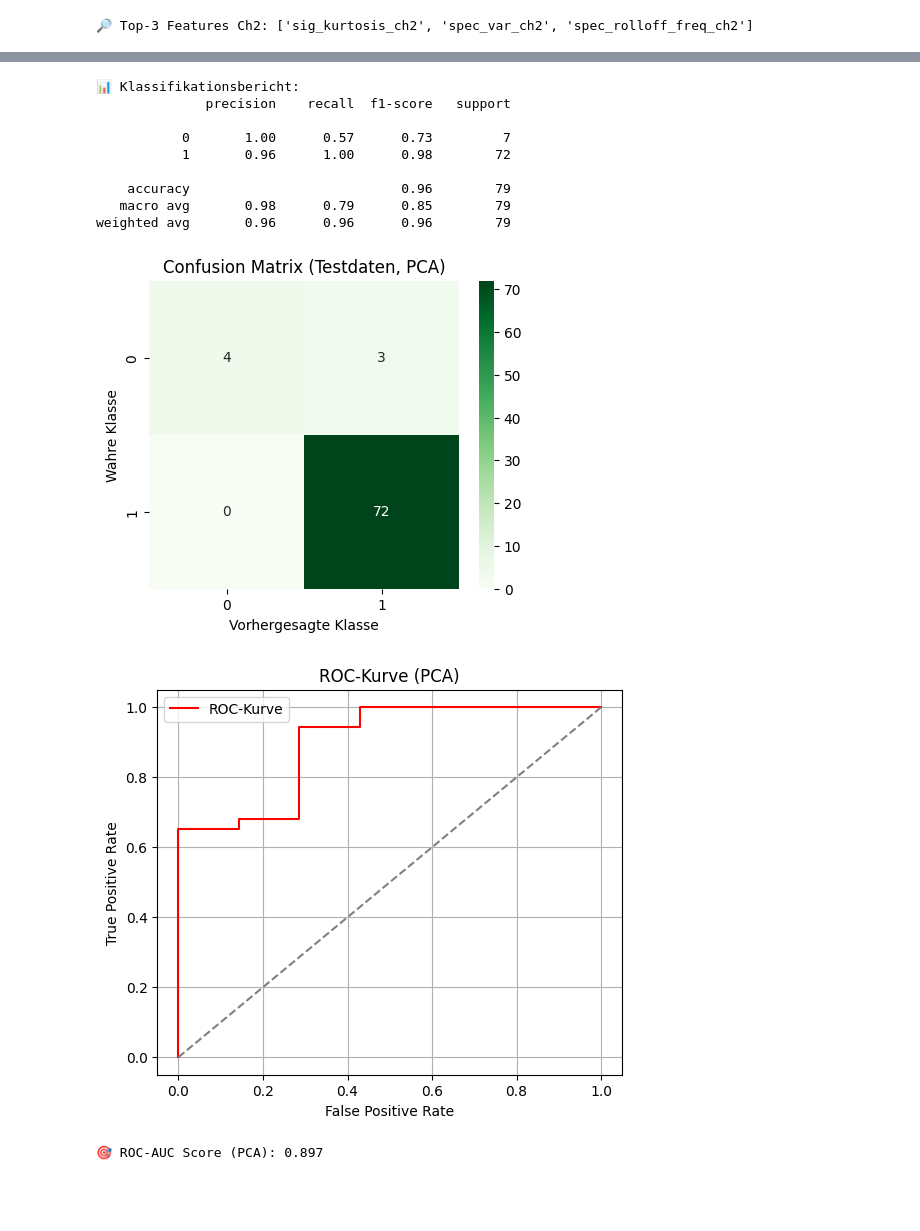
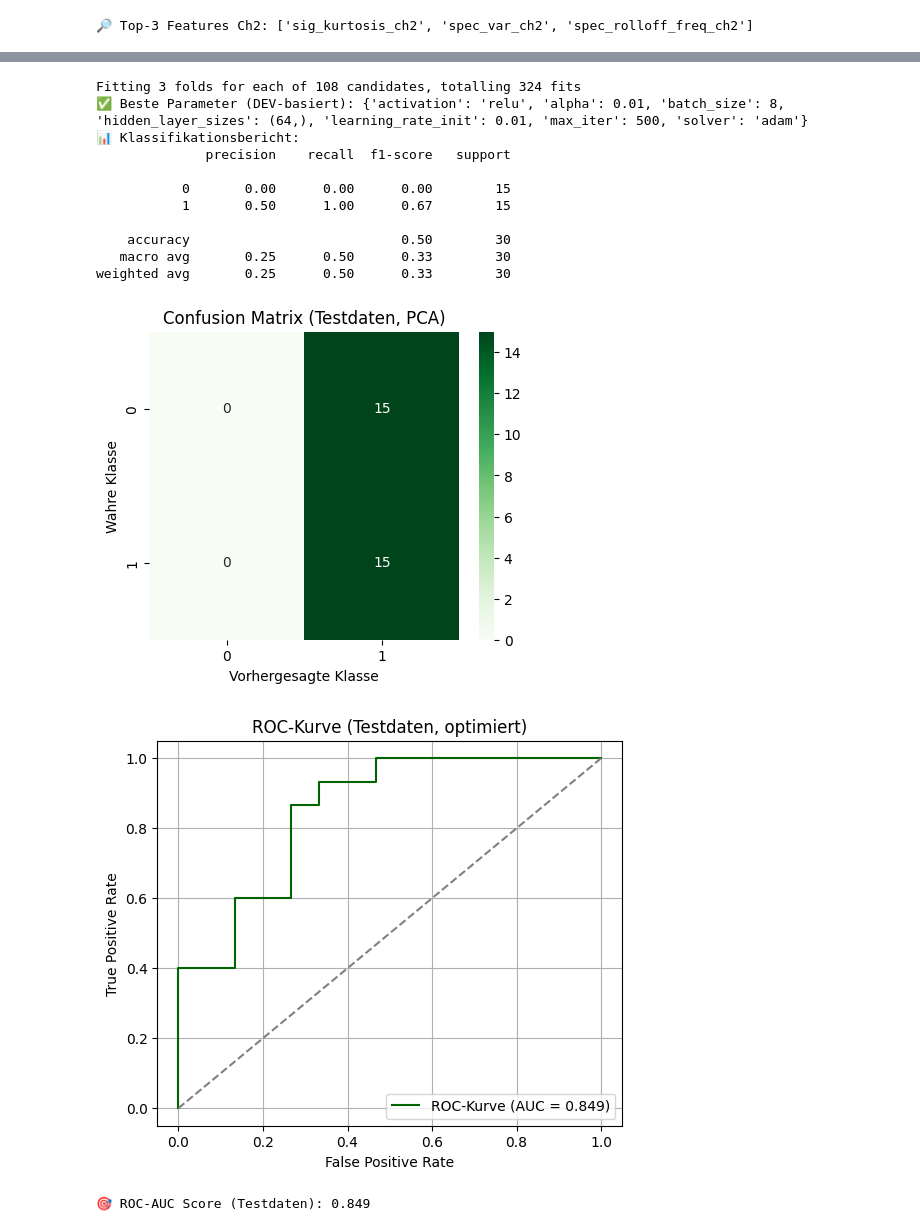
Before and after one commit to DmiPy/AI-in-material-diagnostics, a Jupyter notebook: SeminarAssignment3/main.ipynb, the cells around one changed output, grey strips where cells are left out. Cells and saved outputs as stored; diff of their text form; code cells hidden in the pictures; blank space fills up the shorter version.

```diff
--- a/SeminarAssignment3/main.ipynb
+++ b/SeminarAssignment3/main.ipynb
@@ -675,63 +594,98 @@ Dev:   [ 7 71]
 # %%
-top3_features = ['spec_kurtosis_ch1', 'spec_var_ch1', 'spec_mean_ch1']
+from sklearn.model_selection import train_test_split
+from sklearn.preprocessing import StandardScaler
+from sklearn.neural_network import MLPClassifier
+from sklearn.decomposition import PCA
+from sklearn.metrics import classification_report, confusion_matrix, roc_auc_score, roc_curve
+import seaborn as sns
+from sklearn.model_selection import GridSearchCV
+import matplotlib.pyplot as plt
 
-X = df_ch1_features[top3_features]
-y = df_ch1_features['label']
+top3_ch1_features = ['spec_kurtosis_ch1', 'spec_var_ch1', 'spec_mean_ch1']
 
-X_train, X_temp, y_train, y_temp = train_test_split(X, y, train_size=0.6, stratify=y, random_state=42)
-X_dev, X_test, y_dev, y_test = train_test_split(X_temp, y_temp, train_size=0.5, stratify=y_temp, random_state=42)
+# train / dev / test data
+X_train = train_ch1[top3_ch1_features]
+y_train = train_ch1['label']
+X_dev = dev_ch1[top3_ch1_features]
+y_dev = dev_ch1['label']
+X_test = test_ch1[top3_ch1_features]
+y_test = test_ch1['label']
 
+# Normalize features using StandardScaler
 scaler = StandardScaler()
 X_train_scaled = scaler.fit_transform(X_train)
 X_dev_scaled = scaler.transform(X_dev)
 X_test_scaled = scaler.transform(X_test)
 
+# Apply PCA to reduce feature space to 2 dimensions (for visualization and regularization)
 pca = PCA(n_components=2, random_state=42)
 X_train_pca = pca.fit_transform(X_train_scaled)
 X_dev_pca = pca.transform(X_dev_scaled)
 X_test_pca = pca.transform(X_test_scaled)
 
-mlp = MLPClassifier(hidden_layer_sizes=(32,), max_iter=500, activation='relu', solver='adam', random_state=42)
-mlp.fit(X_train_pca, y_train)
+# GridSearch for optimizing the hyperparameters
+param_grid = {
+'hidden_layer_sizes': [(16,), (32,), (64,), (32, 16)],
+'alpha': [0.0001, 0.001, 0.01], # Regularisierung (L2)
+'learning_rate_init': [0.001, 0.01, 0.05], # Lernrate
+'batch_size': [8, 16, 32], # Batch-Größe
+'max_iter': [500],
+'solver': ['adam'],
+'activation': ['relu']
+}
 
-y_pred = mlp.predict(X_test_pca)
-y_proba = mlp.predict_proba(X_test_pca)[:, 1]
+mlp_base = MLPClassifier(random_state=42)
+
+grid = GridSearchCV(mlp_base, param_grid, cv=3, scoring='roc_auc', verbose=1, n_jobs=-1)
+grid.fit(X_dev_pca, y_dev)
+
+print("✅ Beste Parameter (DEV-basiert):", grid.best_params_)
+
+# Train final MLP with best parameters on TRAIN data
+best_mlp = grid.best_estimator_
+best_mlp.fit(X_train_pca, y_train)
+
+y_pred = best_mlp.predict(X_test_pca)
+y_proba = best_mlp.predict_proba(X_test_pca)[:, 1]
 
 print("📊 Klassifikationsbericht:")
 print(classification_report(y_test, y_pred))
 
 conf_mat = confusion_matrix(y_test, y_pred)
 plt.figure(figsize=(5, 4))
 sns.heatmap(conf_mat, annot=True, fmt='d', cmap='Greens')
 plt.title('Confusion Matrix (Testdaten, PCA)')
 plt.xlabel('Vorhergesagte Klasse')
 plt.ylabel('Wahre Klasse')
 plt.show()
 
 fpr, tpr, _ = roc_curve(y_test, y_proba)
+auc_score = roc_auc_score(y_test, y_proba)
+
 plt.figure(figsize=(6, 5))
-plt.plot(fpr, tpr, label='ROC-Kurve', color='red')
+plt.plot(fpr, tpr, label=f'ROC-Kurve (AUC = {auc_score:.3f})', color='darkgreen')
 plt.plot([0, 1], [0, 1], linestyle='--', color='gray')
 plt.xlabel('False Positive Rate')
 plt.ylabel('True Positive Rate')
-plt.title('ROC-Kurve (PCA)')
+plt.title('ROC-Kurve (Testdaten, optimiert)')
+plt.legend()
 plt.grid(True)
-plt.legend()
 plt.show()
 
-auc_score = roc_auc_score(y_test, y_proba)
-print(f"🎯 ROC-AUC Score (PCA): {auc_score:.3f}")
+print(f"🎯 ROC-AUC Score (Testdaten): {auc_score:.3f}")
 # %% [output]
+Fitting 3 folds for each of 108 candidates, totalling 324 fits
+✅ Beste Parameter (DEV-basiert): {'activation': 'relu', 'alpha': 0.01, 'batch_size': 8, 'hidden_layer_sizes': (64,), 'learning_rate_init': 0.01, 'max_iter': 500, 'solver': 'adam'}
 📊 Klassifikationsbericht:
               precision    recall  f1-score   support
 
-           0       1.00      0.57      0.73         7
-           1       0.96      1.00      0.98        72
+           0       0.00      0.00      0.00        15
+           1       0.50      1.00      0.67        15
 
-    accuracy                           0.96        79
-   macro avg       0.98      0.79      0.85        79
-weighted avg       0.96      0.96      0.96        79
+    accuracy                           0.50        30
+   macro avg       0.25      0.50      0.33        30
+weighted avg       0.25      0.50      0.33        30
-[figure, old version]
+[figure, new version]
-[figure, old version]
+[figure, new version]
-🎯 ROC-AUC Score (PCA): 0.897
+🎯 ROC-AUC Score (Testdaten): 0.849
 # %% [markdown]
```
Also changed, not shown: parts of 13 cells of this notebook.
